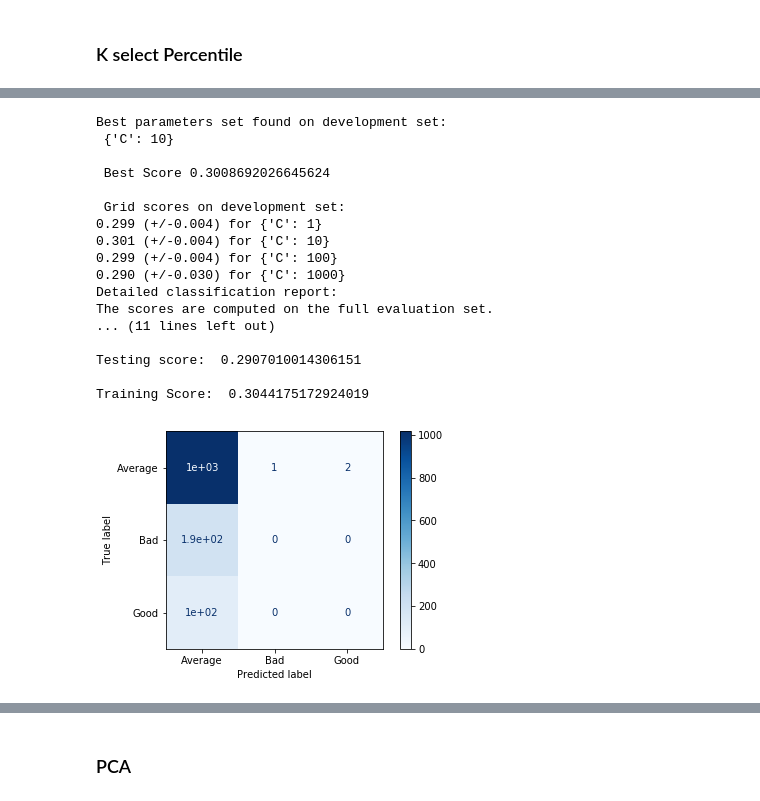
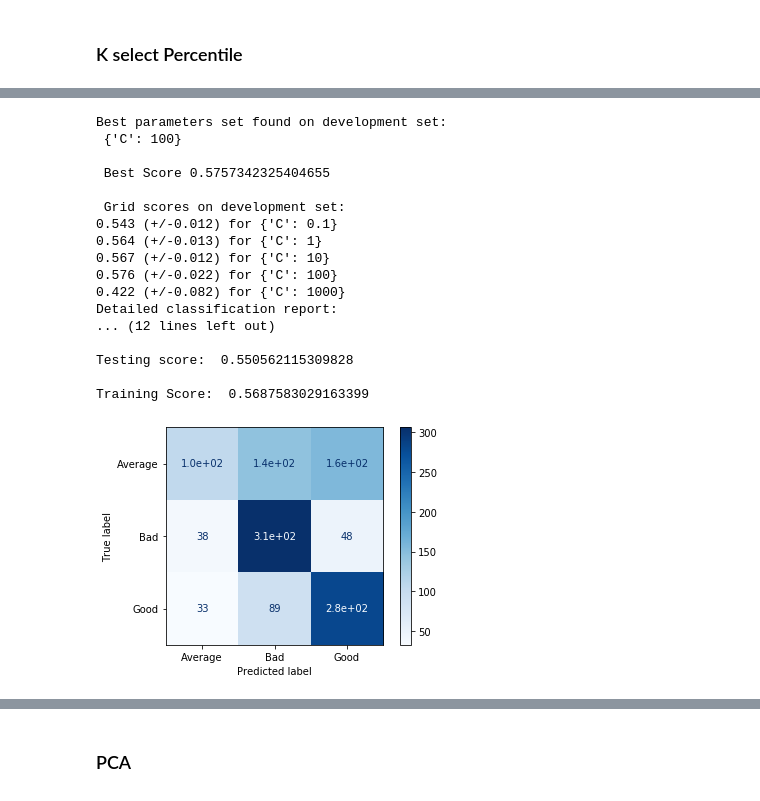
Before and after one commit to Taslim-M/The-Movies-Dataset, a Jupyter notebook: Gridsearch #4 SVM Linear.ipynb, the cells around one changed output, grey strips where cells are left out. Drawn from its saved outputs; the diff is of its cells as text; code cells hidden in the pictures.

```diff
--- a/Gridsearch #4 SVM Linear.ipynb
+++ b/Gridsearch #4 SVM Linear.ipynb
@@ -42,0 +45,5 @@ print(len(X_train),len(y_train),len(X_test),len(y_test))
+# %%
+%%time
+tuned_parameters = [{'C': [0.1,1, 10, 100, 1000]}]
+clf = GridSearchCV(LinearSVC(), tuned_parameters, scoring='f1_macro')
+clf.fit(X_train, y_train)
@@ -128,0 +154,5 @@ print(len(X_train),len(y_train),len(X_test),len(y_test))
+# %%
+%%time
+tuned_parameters = [{'C': [0.1,1, 10, 100, 1000]}]
+clf = GridSearchCV(LinearSVC(), tuned_parameters, scoring='f1_macro')
+clf.fit(X_train, y_train)
@@ -213,0 +259,5 @@ print(len(X_train),len(y_train),len(X_test),len(y_test))
+# %%
+%%time
+tuned_parameters = [{'C': [0.1,1, 10, 100, 1000]}]
+clf = GridSearchCV(LinearSVC(), tuned_parameters, scoring='f1_macro')
+clf.fit(X_train, y_train)
@@ -214,50 +277,42 @@ print(len(X_train),len(y_train),len(X_test),len(y_test))
 # %%
-#Grid Search
-tuned_parameters = [{'C': [1, 10, 100, 1000]}]
-
-clf = GridSearchCV(LinearSVC(), tuned_parameters, scoring='f1_macro')
-clf.fit(X_train, y_train)
-
-#Evaluation
-
 print("Best parameters set found on development set:\n", clf.best_params_)
 print("\n Best Score", clf.best_score_)
 
 print("\n Grid scores on development set:")
 means = clf.cv_results_['mean_test_score']
 stds = clf.cv_results_['std_test_score']
 for mean, std, params in zip(means, stds, clf.cv_results_['params']):
     print("%0.3f (+/-%0.03f) for %r" % (mean, std, params))
 
 print("Detailed classification report:")
 print("The scores are computed on the full evaluation set. \n")
 y_true, y_pred = y_test, clf.predict(X_test)
 print(classification_report(y_true, y_pred))
 
 #Lets print confision matrix
 labels =['Average','Bad','Good']
 disp = plot_confusion_matrix(clf, X_test, y_test,
                                  display_labels=labels,
                                  cmap=plt.cm.Blues)
 
 print ('\nTesting score: ',clf.score (X_test, y_test)) # print the testing score(accuracy)
 print ('\nTraining Score: ',clf.score (X_train, y_train)) # print the trainig score(accuracy)
 # %% [output]
 Best parameters set found on development set:
- {'C': 10}
+ {'C': 100}
 
- Best Score 0.3008692026645624
+ Best Score 0.5757342325404655
 
  Grid scores on development set:
-0.299 (+/-0.004) for {'C': 1}
-0.301 (+/-0.004) for {'C': 10}
-0.299 (+/-0.004) for {'C': 100}
-0.290 (+/-0.030) for {'C': 1000}
+0.543 (+/-0.012) for {'C': 0.1}
+0.564 (+/-0.013) for {'C': 1}
+0.567 (+/-0.012) for {'C': 10}
+0.576 (+/-0.022) for {'C': 100}
+0.422 (+/-0.082) for {'C': 1000}
 Detailed classification report:
-The scores are computed on the full evaluation set.
-... (11 lines left out)
+... (12 lines left out)
 
-Testing score:  0.2907010014306151
+Testing score:  0.550562115309828
 
-Training Score:  0.3044175172924019
+Training Score:  0.5687583029163399
-[figure, old version]
+[figure, new version]
```
Also changed, not shown: parts of 25 cells of this notebook, 2 other files.
